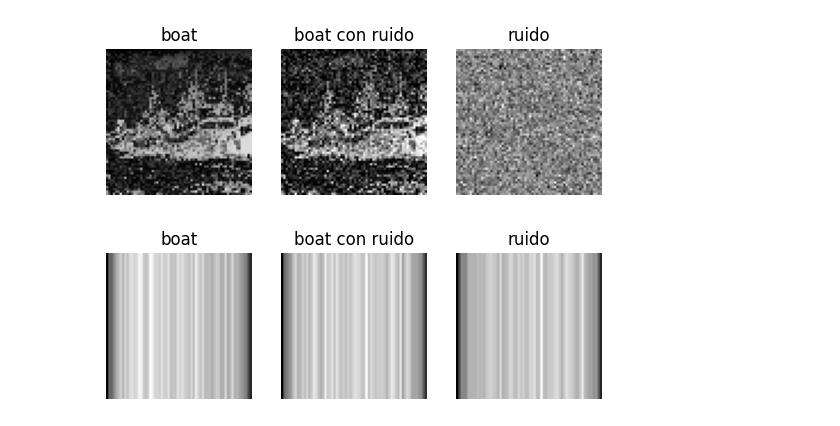
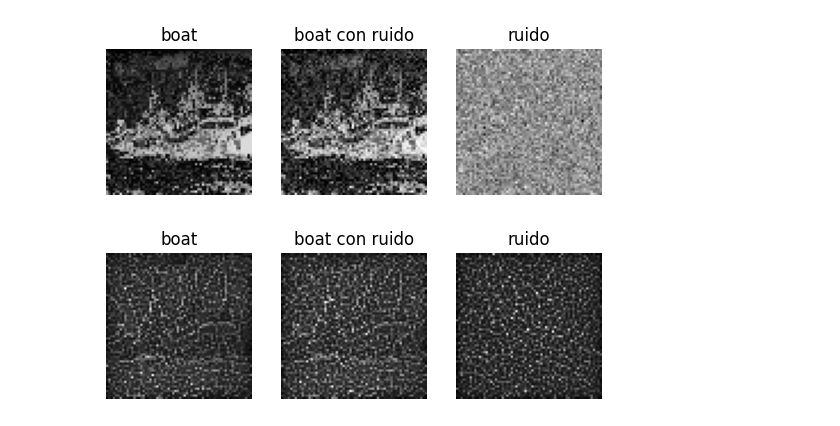
Before and after one commit to cperezln/vg_gaf, a Jupyter notebook: davidcampos/IVG.ipynb, the cells around one changed output. Drawn from its saved outputs; the diff is of its cells as text; code cells hidden in the pictures.

```diff
--- a/davidcampos/IVG.ipynb
+++ b/davidcampos/IVG.ipynb
@@ -28,24 +28,24 @@ def visibilityGraph(I):
                     edges1.append((i,j))
                     edges2.append((i,j+k))
             for k in range(1,n-i):
-                if isVisible([I[i+l][j] for l in range(k)]):
+                if isVisible([I[i+l][j] for l in range(k+1)]):
                     edges1.append((i,j))
                     edges2.append((i+k,j))
             for k in range(1,n-max(i,j)):
-                if isVisible([I[i+l][j+l] for l in range(k)]):
+                if isVisible([I[i+l][j+l] for l in range(k+1)]):
                     edges1.append((i,j))
                     edges2.append((i+k,j+k))
             for k in range(1,n-max(i,n-j)):
-                if isVisible([I[i+l][j-l] for l in range(k)]):
+                if isVisible([I[i+l][j-l] for l in range(k+1)]):
                     edges1.append((i,j))
                     edges2.append((i+k,j-k))
     return edges1, edges2
 
 def weightMat(n,edges1,edges2):
-    M = [[1]*n]*n
+    M = [[0] * n for _ in range(n)]
     edges = edges1 + edges2
     for (i,j) in edges:
-        M[i][j] = M[i][j] + 1
+        M[i][j] += 1
     return M
 
 def addNoise(image,noise,coeff):
@@ -58,7 +58,7 @@ boatIm = Image.open('boat64.png')
 boat = np.array(boatIm).tolist()
 n = len(boat)
 noise = createNoise(n)
-noiseCoeff = 0.5
+noiseCoeff = 0.33
 boatNoise = addNoise(boat,noise,noiseCoeff)
 # %%
 plt.subplot(1,3,1)
@@ -78,7 +78,7 @@ plt.axis('off')
 
 plt.show()
 # %% [output]
-[figure, old version]
+[figure, new version]
 # %%
 boat1,boat2 = visibilityGraph(boat)
 boatNoise1,boatNoise2 = visibilityGraph(boatNoise)
@@ -89,20 +89,20 @@ boatNoiseMat = weightMat(n,boatNoise1,boatNoise2)
 noiseMat = weightMat(n,noise1,noise2)
 # %%
 plt.subplot(1,3,1)
-plt.imshow(boatIVG, cmap='gray',vmin=0,vmax=255)
+plt.imshow(boatMat, cmap='gray')
 plt.title('boat')
 plt.axis('off')
 
 plt.subplot(1,3,2)
-plt.imshow(boatNoiseIVG, cmap='gray',vmin=0,vmax=255)
+plt.imshow(boatNoiseMat, cmap='gray')
 plt.title('boat con ruido')
 plt.axis('off')
 
 plt.subplot(1,3,3)
-plt.imshow(noise, cmap='gray',vmin=0,vmax=255)
+plt.imshow(noiseMat, cmap='gray')
 plt.title('ruido')
 plt.axis('off')
 
 plt.show()
 # %% [output]
-[figure, old version]
+[figure, new version]
```
Also changed, not shown: parts of 2 cells of this notebook.
